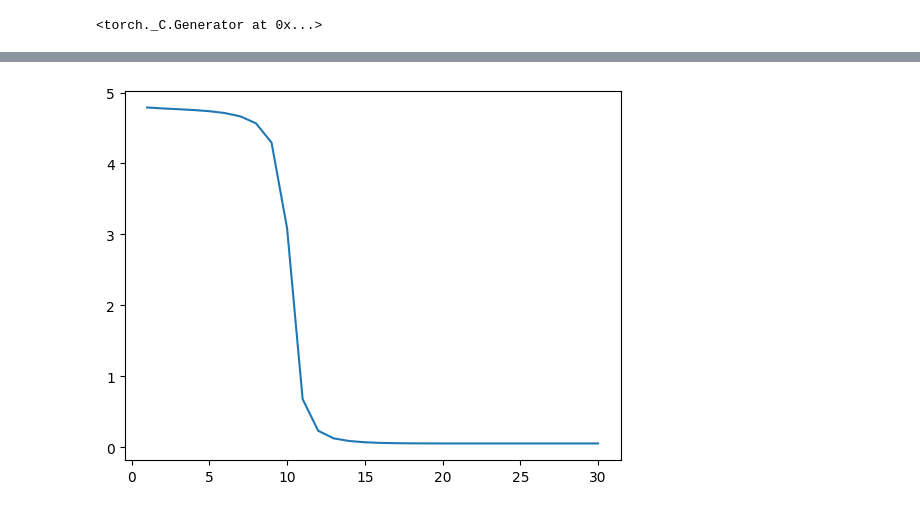
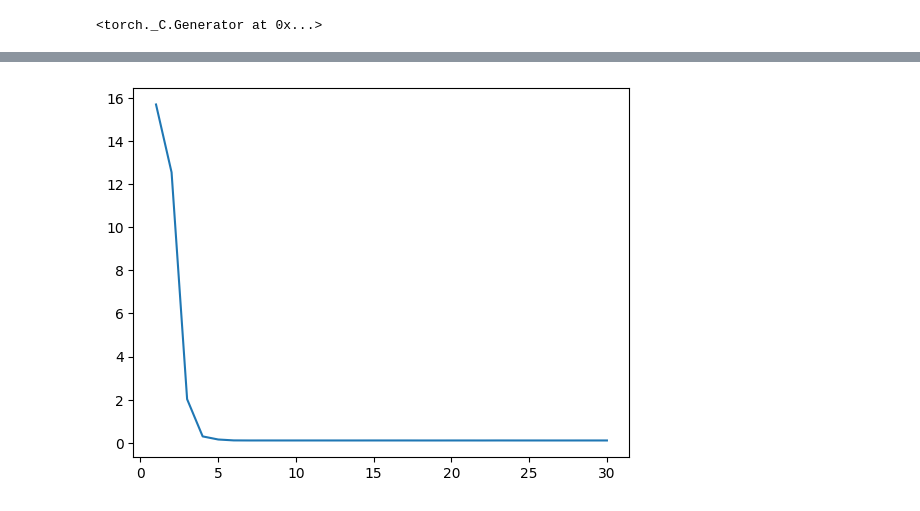
Before and after one commit to JHeinzde/pytorch-playground, a Jupyter notebook: pytorch-autoencoder.ipynb, the cells around one changed output, grey strips where cells are left out. Cells and saved outputs as stored; diff of their text form; code cells hidden in the pictures.

```diff
--- a/pytorch-autoencoder.ipynb
+++ b/pytorch-autoencoder.ipynb
@@ -68,17 +107,17 @@ class AutoEncoder(nn.Module):
     def __init__(self):
         super().__init__()
         self.layers = torch.nn.Sequential(
-            nn.Linear(10, 10, bias=False),
+            nn.Linear(20, 20, bias=False),
             nn.LeakyReLU(),
-            nn.Linear(10, 5, bias=False),
+            nn.Linear(20, 10, bias=False),
             nn.LeakyReLU(),
-            nn.Linear(5, 2, bias=False),
+            nn.Linear(10, 2, bias=False),
             nn.LeakyReLU(),
-            nn.Linear(2, 5, bias=False),
+            nn.Linear(2, 10, bias=False),
             nn.LeakyReLU(),
-            nn.Linear(5, 10, bias=False),
+            nn.Linear(10, 20, bias=False),
             nn.LeakyReLU(),
-            nn.Linear(10, 10, bias=False)
+            nn.Linear(20, 20, bias=False)
         ).to(device)
 
     def forward(self, x):
@@ -121,8 +160,6 @@ def my_plot(epochs, loss):
     plt.plot(epochs, loss)
 
 
-rips = Rips()
-
 training_samples = []
 validation_data = []
 outlier_data_set = []
@@ -136,34 +173,18 @@ t_outlier_data = []
 for i in range(200):
     validation_data.append([random.uniform(X[0], X[1]), random.uniform(Y[0], Y[1])])
 
-for i in range(50):
-    outlier_data_set.append([random.uniform(11, 1500), random.uniform(26, 1500)])
+for i in range(300):
+    outlier_data_set.append([random.uniform(11, 20), random.uniform(26, 30)])
 
-for i in range(50):
-    outlier_data_set.append([random.uniform(-1500, 4), random.uniform(-1500, 19)])
+for i in range(300):
+    outlier_data_set.append([random.uniform(-5, 4), random.uniform(-5, 19)])
 
 for i in range(0, 1000, 10):
     sample = training_samples[i:i + 10]
-    persistence_diagram = rips.fit_transform(np.array(sample))
-    # lets take the first 1d and then 4 lower dimensional features. If there are none just fill with 0.0
     t_data = []
-
-    zero_d = persistence_diagram[0]
-    one_d = persistence_diagram[0]
-    points_zero = zero_d[-5:]
-    points_one = one_d[-2:]
-
-    #print(points_one[0])
-    #print(points_zero[:4])
-    # We need to ignore the "last" points in our collection here since they are [0,inf] are useless for our usecase.
-
-    t_data.append(points_one[0][0])
-    t_data.append(points_one[0][1])
-
-    for x, y in points_zero[:4]:
+    for x, y in sample:
         t_data.append(x)
         t_data.append(y)
-    print(t_data)
     transformed_data.append(t_data)
 
 for i in range(0, 200, 10):
@@ -174,7 +195,7 @@ for i in range(0, 200, 10):
         t_data.append(y)
     t_validation_data.append(t_data)
 
-for i in range(0, 100, 10):
+for i in range(0, 600, 10):
     sample = outlier_data_set[i:i + 10]
     t_data = []
     for x, y in sample:
@@ -186,7 +207,7 @@ mixin_training = transformed_data + t_outlier_data
 transformed_data = torch.tensor(transformed_data, dtype=torch.float32).to(device)
 t_validation_data = torch.tensor(t_validation_data, dtype=torch.float32).to(device)
 t_outlier_data = torch.tensor(t_outlier_data, dtype=torch.float32).to(device)
-#mixin_training = torch.tensor(mixin_training, dtype=torch.float32).to(device)
+mixin_training = torch.tensor(mixin_training, dtype=torch.float32).to(device)
 
 ae = AutoEncoder()
 ae_trainer = AETrainer(ae)
@@ -206,11 +227,14 @@ print(a * transformed_data[0].norm(p=2, dim=0, keepdim=True))
 second_x = []
 second_y = []
 for d in transformed_data:
-    print(d)
     s = ae.forward(torch.nn.functional.normalize(d, p=2, dim=0)).cpu().detach()
     s = s * d.norm(p=2, dim=0, keepdim=True).cpu()
     print(s)
-    for i in range(0, 10, 2):
+    for i in range(0, 20, 2):
         second_x.append(s[i])
         second_y.append(s[i + 1])
+
+
+#print(second_y)
+#print(second_x)
 # %% [output]
@@ -234,2 +258,2 @@ tensor([-3.6942e-03,  2.3498e+00, -1.5019e-03,  1.4112e+00,  3.0691e-03,
-[figure, old version]
+[figure, new version]
 # %%
```
Also changed, not shown: parts of 5 cells of this notebook, 6 other files.
